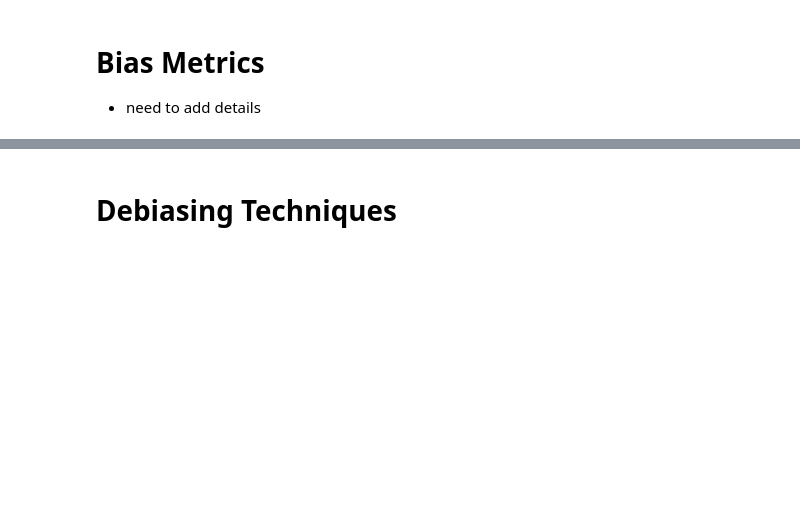
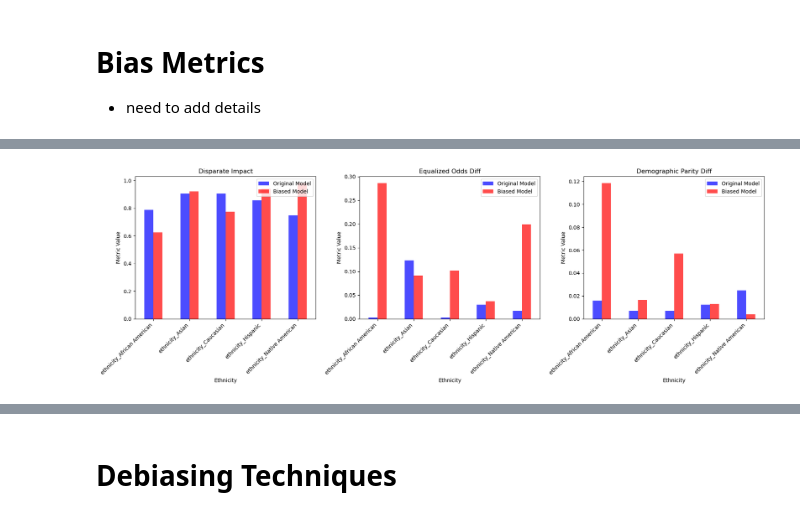
Before and after one commit to Mackenzie-Meni/UF-biasathon-workshop2025, a Jupyter notebook: 4_bias_mitigation.ipynb, the cells around one changed output, grey strips where cells are left out. Cells and saved outputs as stored; diff of their text form; code cells hidden in the pictures; blank space fills up the shorter version.

```diff
--- a/4_bias_mitigation.ipynb
+++ b/4_bias_mitigation.ipynb
@@ -502,0 +675,72 @@ plt.show()
+# %%
+from fairlearn.metrics import demographic_parity_difference, equalized_odds_difference
+import matplotlib.pyplot as plt
+import pandas as pd
+
+# List of ethnic groups to analyze
+ethnicity_columns = [
+    'ethnicity_African American',
+    'ethnicity_Asian',
+    'ethnicity_Caucasian',
+    'ethnicity_Hispanic',
+    'ethnicity_Native American'
+]
+
+# Function to compute bias metrics per ethnic group
+def compute_bias_metrics(y_test, y_pred_orig, y_pred_bias, ethnicity_columns):
+    """Computes Disparate Impact, Equalized Odds Difference, and Demographic Parity Difference per ethnicity."""
+    bias_results = []
+
+    for ethnicity in ethnicity_columns:
+        di_orig = disparate_impact(y_test, y_pred_orig, ethnicity)
+        di_bias = disparate_impact(y_test, y_pred_bias, ethnicity)
+
+        eo_orig = equalized_odds_difference(y_test, y_pred_orig, sensitive_features=X_test[ethnicity])
+        eo_bias = equalized_odds_difference(y_test, y_pred_bias, sensitive_features=X_test[ethnicity])
+
+        dp_orig = demographic_parity_difference(y_test, y_pred_orig, sensitive_features=X_test[ethnicity])
+        dp_bias = demographic_parity_difference(y_test, y_pred_bias, sensitive_features=X_test[ethnicity])
+
+        bias_results.append({
+            "Ethnicity": ethnicity,
+            "Disparate Impact_Original": di_orig,
+            "Disparate Impact_Biased": di_bias,
+            "Equalized Odds Diff_Original": eo_orig,
+            "Equalized Odds Diff_Biased": eo_bias,
+            "Demographic Parity Diff_Original": dp_orig,
+            "Demographic Parity Diff_Biased": dp_bias
+        })
+
+    return pd.DataFrame(bias_results)
+
+# Compute bias metrics for all ethnic groups
+bias_results_df = compute_bias_metrics(y_test, y_pred_orig, y_pred_bias, ethnicity_columns)
+
+# Display Bias Metrics
+print("Bias Metrics Comparison")
+print(bias_results_df)
+
+# Visualization
+fig, axes = plt.subplots(1, 3, figsize=(18, 6))
+
+metrics = ["Disparate Impact", "Equalized Odds Diff", "Demographic Parity Diff"]
+columns = [
+    ("Disparate Impact_Original", "Disparate Impact_Biased"),
+    ("Equalized Odds Diff_Original", "Equalized Odds Diff_Biased"),
+    ("Demographic Parity Diff_Original", "Demographic Parity Diff_Biased"),
+]
+
+for i, (metric, (orig_col, bias_col)) in enumerate(zip(metrics, columns)):
+    ax = axes[i]
+    bias_results_df.plot(
+        kind="bar", x="Ethnicity", y=[orig_col, bias_col],
+        color=["blue", "red"], alpha=0.7, ax=ax
+    )
+    ax.set_title(metric)
+    ax.set_ylabel("Metric Value")
+    ax.set_xticklabels(bias_results_df["Ethnicity"], rotation=45, ha="right")
+    ax.legend(["Original Model", "Biased Model"])
+
+plt.tight_layout()
+plt.show()
+# %% [output]
@@ -502,0 +764 @@ plt.show()
+[figure, added]
```
Also changed, not shown: parts of 18 cells of this notebook, 3 other files.
